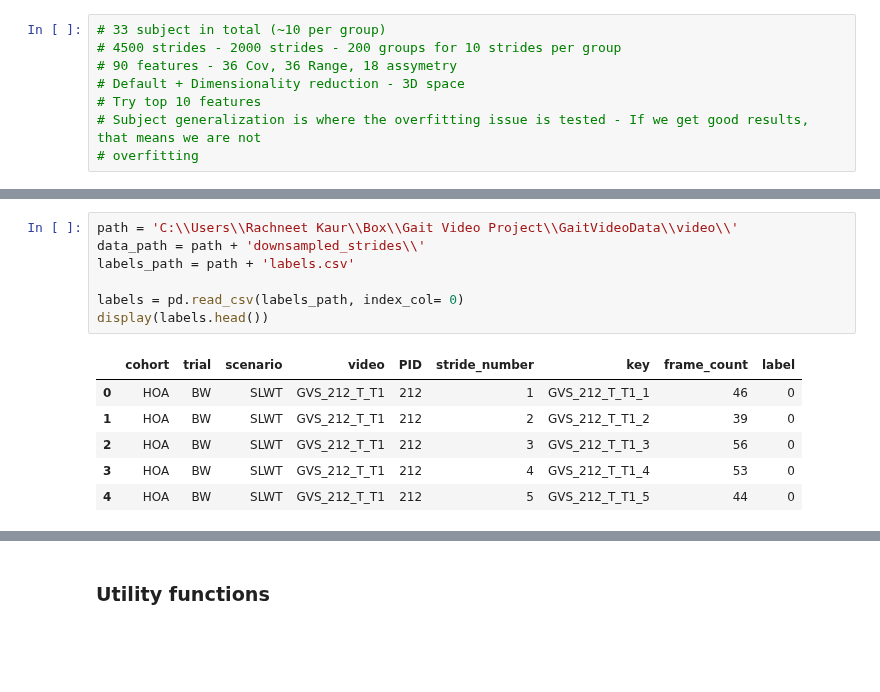
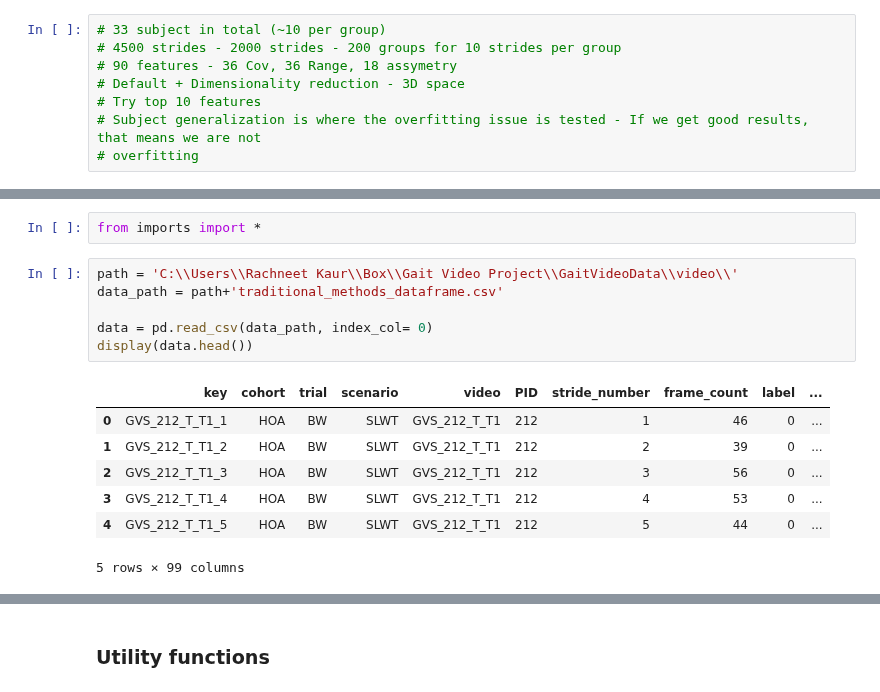
Before and after one commit to kaurrachneet6/Vision-Based-Gait-Analysis-Framework-for-Predicting-Multiple-Sclerosis, a Jupyter notebook: Machine Learning/TaskGeneralizeWtoWT_MLtraditional.ipynb, the cells around one changed output, grey strips where cells are left out. Saved outputs shown, nothing was run; the diff lists cells and outputs as text; blank space fills up the shorter version.

```diff
--- a/Machine Learning/TaskGeneralizeWtoWT_MLtraditional.ipynb
+++ b/Machine Learning/TaskGeneralizeWtoWT_MLtraditional.ipynb
@@ -57,14 +18,16 @@ from sklearn.neural_network import MLPClassifier
+# %%
+from imports import *
 # %%
 path = 'C:\\Users\\Rachneet Kaur\\Box\\Gait Video Project\\GaitVideoData\\video\\'
-data_path = path + 'downsampled_strides\\'
-labels_path = path + 'labels.csv'
+data_path = path+'traditional_methods_dataframe.csv'
 
-labels = pd.read_csv(labels_path, index_col= 0)
-display(labels.head())
+data = pd.read_csv(data_path, index_col= 0)
+display(data.head())
 # %% [output]
-|  | cohort | trial | scenario | video | PID | stride_number | key | frame_count | label |
-| 0 | HOA | BW | SLWT | GVS_212_T_T1 | 212 | 1 | GVS_212_T_T1_1 | 46 | 0 |
-| 1 | HOA | BW | SLWT | GVS_212_T_T1 | 212 | 2 | GVS_212_T_T1_2 | 39 | 0 |
-| 2 | HOA | BW | SLWT | GVS_212_T_T1 | 212 | 3 | GVS_212_T_T1_3 | 56 | 0 |
-| 3 | HOA | BW | SLWT | GVS_212_T_T1 | 212 | 4 | GVS_212_T_T1_4 | 53 | 0 |
-| 4 | HOA | BW | SLWT | GVS_212_T_T1 | 212 | 5 | GVS_212_T_T1_5 | 44 | 0 |
+|  | key | cohort | trial | scenario | video | PID | stride_number | frame_count | label | ... |
+| 0 | GVS_212_T_T1_1 | HOA | BW | SLWT | GVS_212_T_T1 | 212 | 1 | 46 | 0 | ... |
+| 1 | GVS_212_T_T1_2 | HOA | BW | SLWT | GVS_212_T_T1 | 212 | 2 | 39 | 0 | ... |
+| 2 | GVS_212_T_T1_3 | HOA | BW | SLWT | GVS_212_T_T1 | 212 | 3 | 56 | 0 | ... |
+| 3 | GVS_212_T_T1_4 | HOA | BW | SLWT | GVS_212_T_T1 | 212 | 4 | 53 | 0 | ... |
+| 4 | GVS_212_T_T1_5 | HOA | BW | SLWT | GVS_212_T_T1 | 212 | 5 | 44 | 0 | ... |
+5 rows × 99 columns
```
Also changed, not shown: parts of 16 cells of this notebook.
